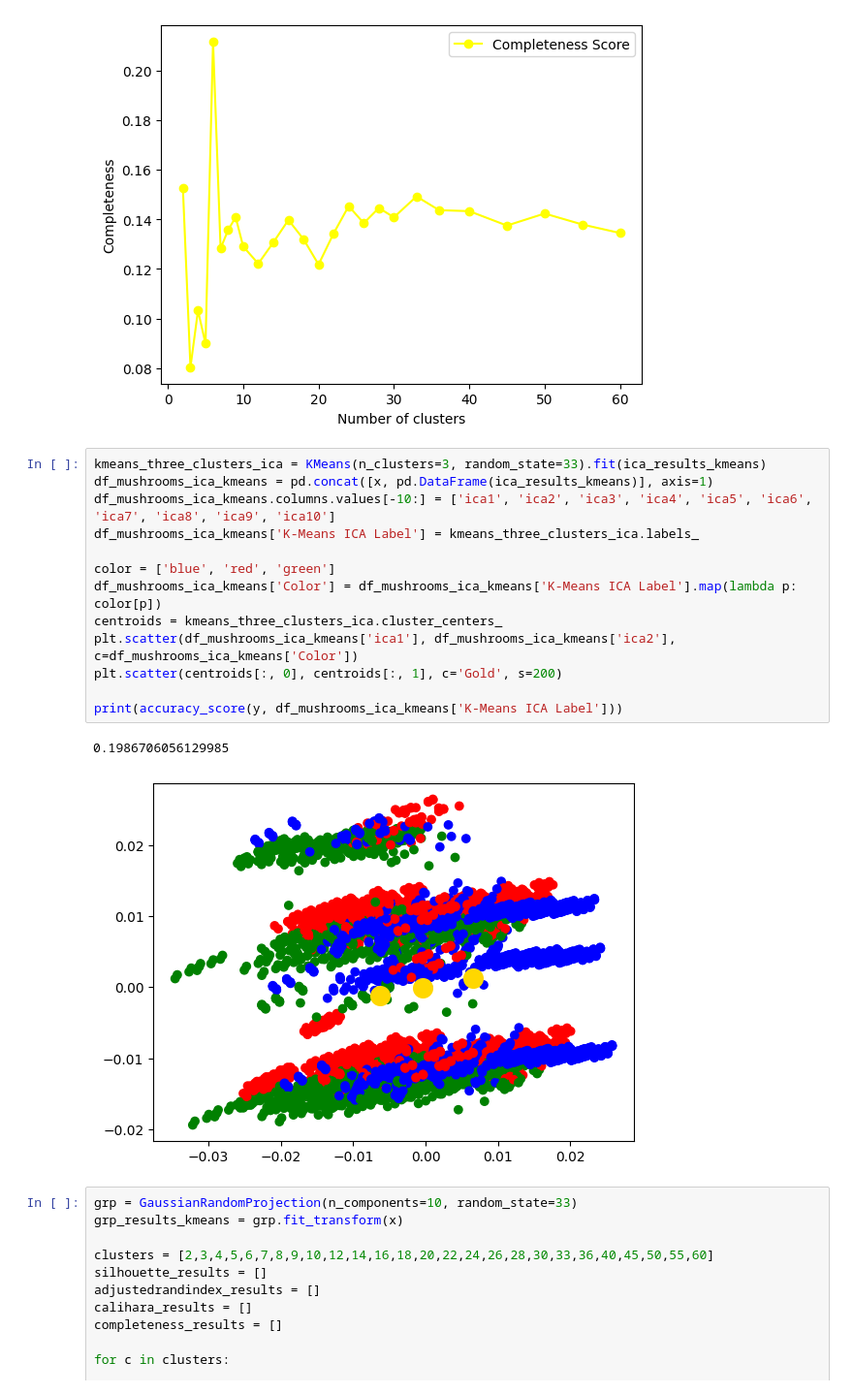
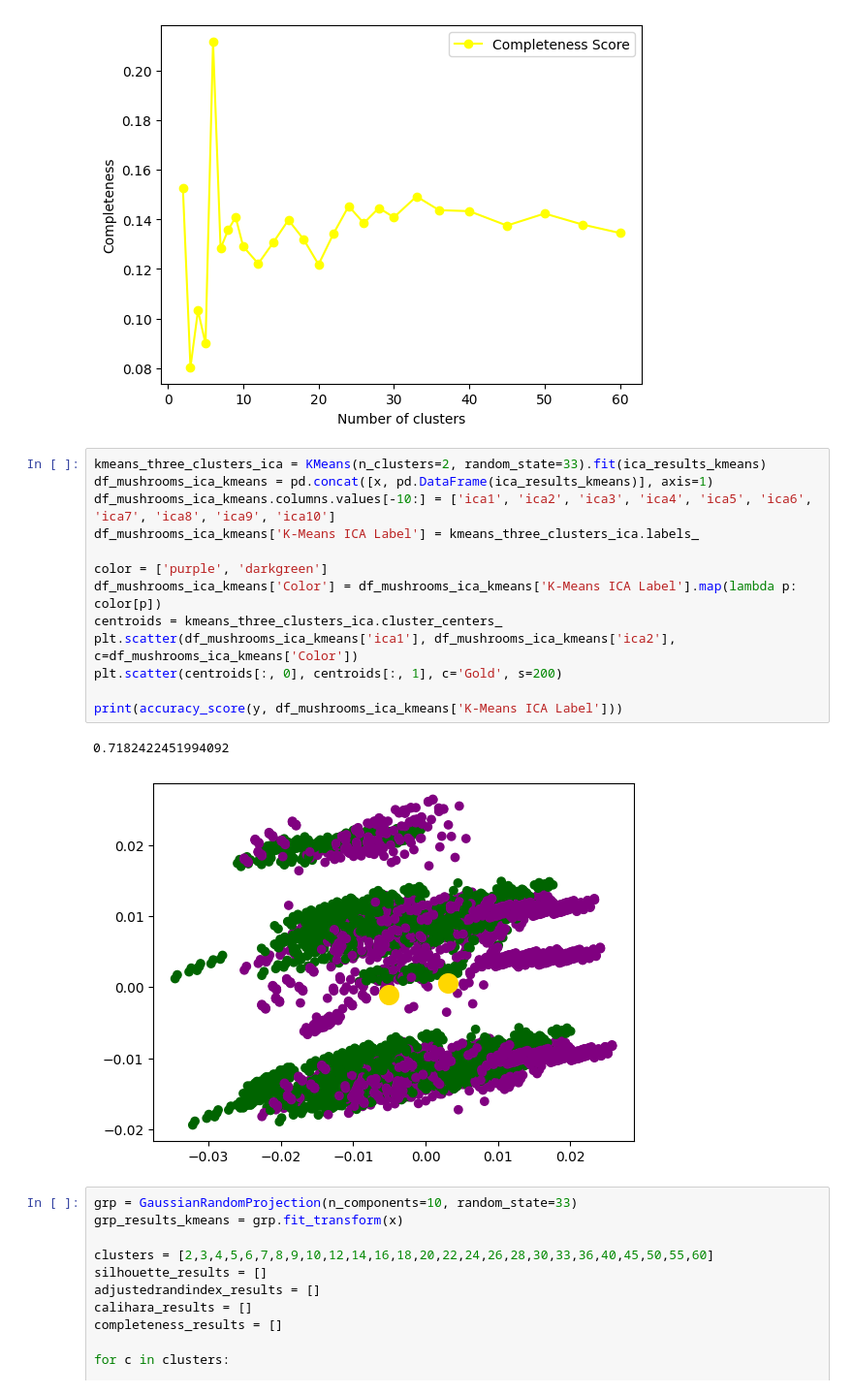
Before and after one commit to juniorq33/Machine-Learning, a Jupyter notebook: Assignment_3/unsupervised_learning_mushrooms_ds.ipynb, the cells around one changed output. Shown at 97% size. Cells and saved outputs as stored; diff of their text form.

```diff
--- a/Assignment_3/unsupervised_learning_mushrooms_ds.ipynb
+++ b/Assignment_3/unsupervised_learning_mushrooms_ds.ipynb
@@ -410,21 +408,21 @@ plt.show()
 [figure]
 [figure]
 # %%
-kmeans_three_clusters_ica = KMeans(n_clusters=3, random_state=33).fit(ica_results_kmeans)
+kmeans_three_clusters_ica = KMeans(n_clusters=2, random_state=33).fit(ica_results_kmeans)
 df_mushrooms_ica_kmeans = pd.concat([x, pd.DataFrame(ica_results_kmeans)], axis=1)
 df_mushrooms_ica_kmeans.columns.values[-10:] = ['ica1', 'ica2', 'ica3', 'ica4', 'ica5', 'ica6', 'ica7', 'ica8', 'ica9', 'ica10']
 df_mushrooms_ica_kmeans['K-Means ICA Label'] = kmeans_three_clusters_ica.labels_
 
-color = ['blue', 'red', 'green']
+color = ['purple', 'darkgreen']
 df_mushrooms_ica_kmeans['Color'] = df_mushrooms_ica_kmeans['K-Means ICA Label'].map(lambda p: color[p])
 centroids = kmeans_three_clusters_ica.cluster_centers_
 plt.scatter(df_mushrooms_ica_kmeans['ica1'], df_mushrooms_ica_kmeans['ica2'], c=df_mushrooms_ica_kmeans['Color'])
 plt.scatter(centroids[:, 0], centroids[:, 1], c='Gold', s=200)
 
 print(accuracy_score(y, df_mushrooms_ica_kmeans['K-Means ICA Label']))
 # %% [output]
-0.1986706056129985
+0.7182422451994092
-[figure, old version]
+[figure, new version]
 # %%
 grp = GaussianRandomProjection(n_components=10, random_state=33)
 grp_results_kmeans = grp.fit_transform(x)
```
Also changed, not shown: parts of 9 cells of this notebook, 1 other file.
